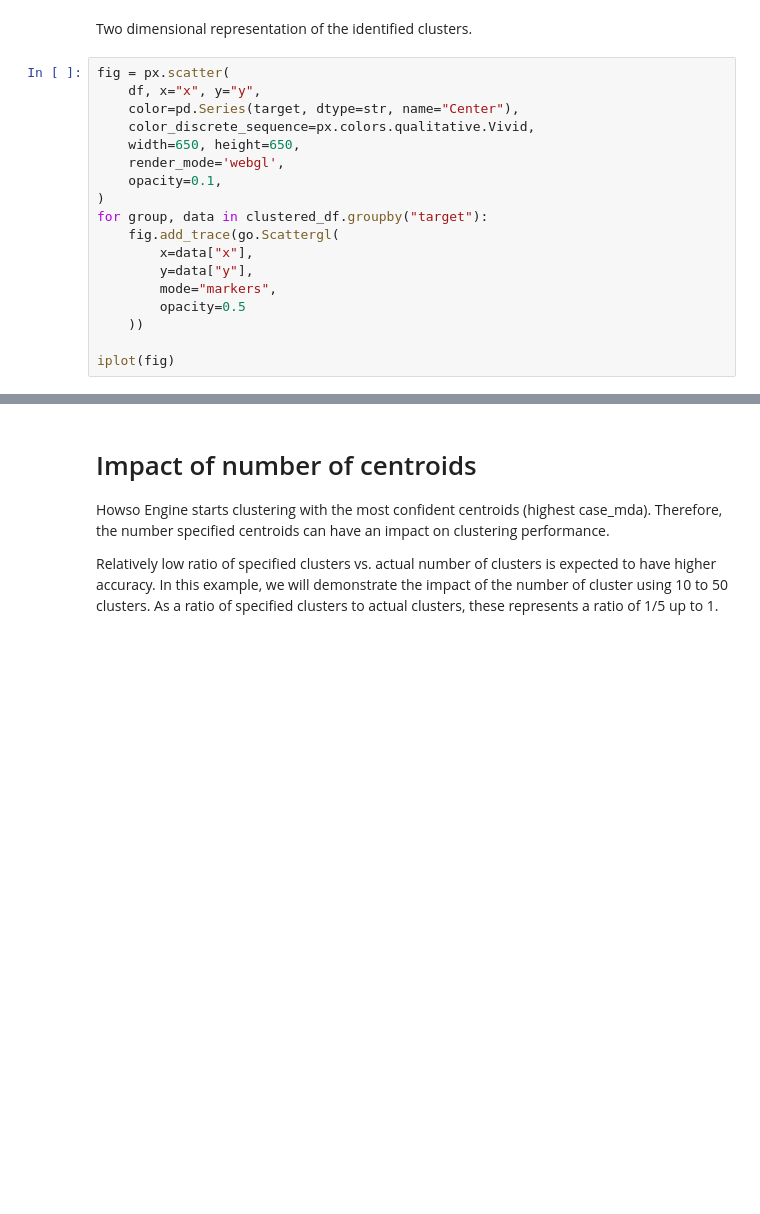
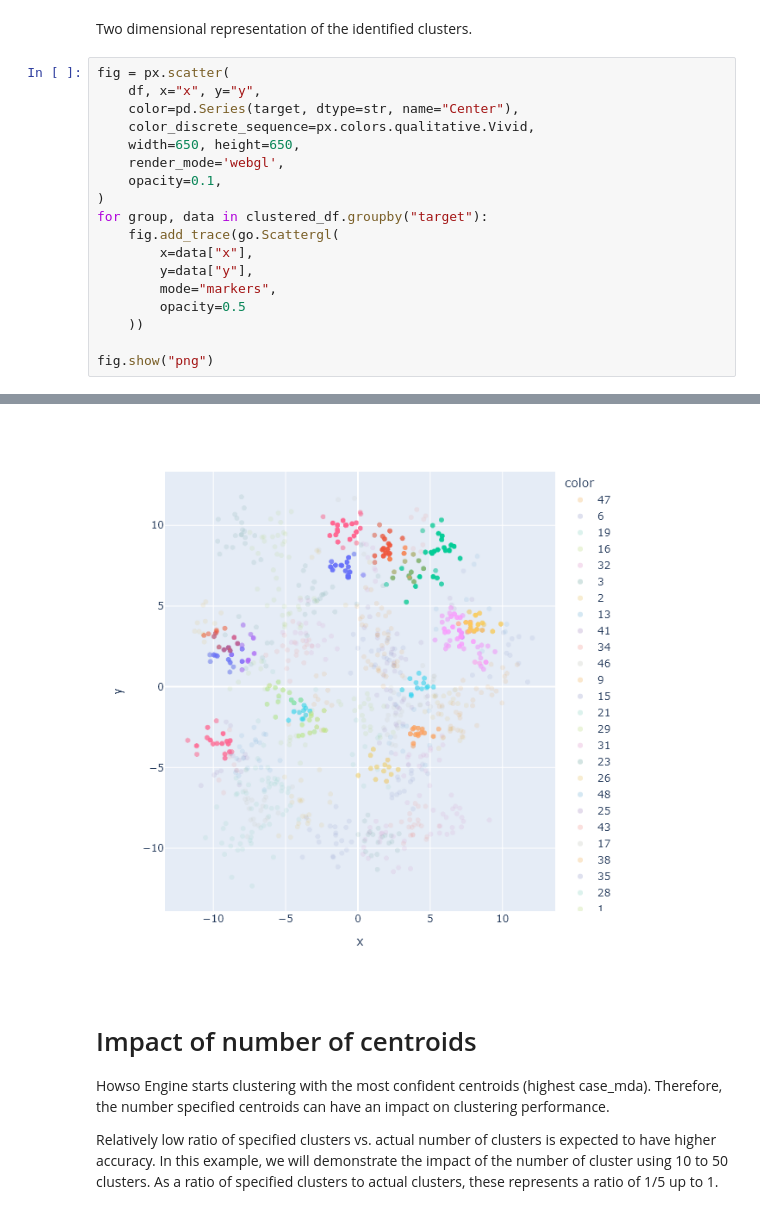
Before and after one commit to howsoai/howso-engine-recipes, a Jupyter notebook: engine_fuzzy_matching.ipynb, the cells around one changed output, grey strips where cells are left out. Drawn from its saved outputs; the diff is of its cells as text; blank space fills up the shorter version.

```diff
--- a/engine_fuzzy_matching.ipynb
+++ b/engine_fuzzy_matching.ipynb
@@ -317,5 +314,5 @@ for group, data in clustered_df.groupby("target"):
         opacity=0.5
     ))
 
-iplot(fig)
+fig.show("png")
 # %% [output]
@@ -323,3 +319,4 @@ iplot(fig)
+[figure, added]
 # %% [markdown]
 # Impact of number of centroids
 
```
Also changed, not shown: parts of 12 cells of this notebook, 1 other file.
